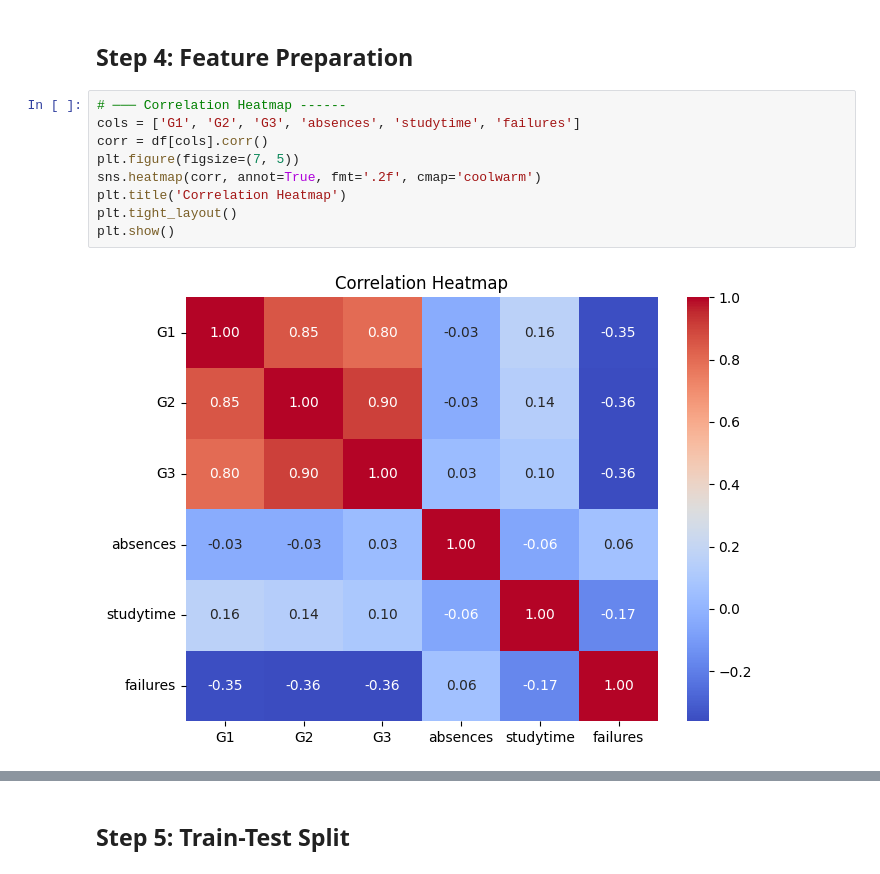
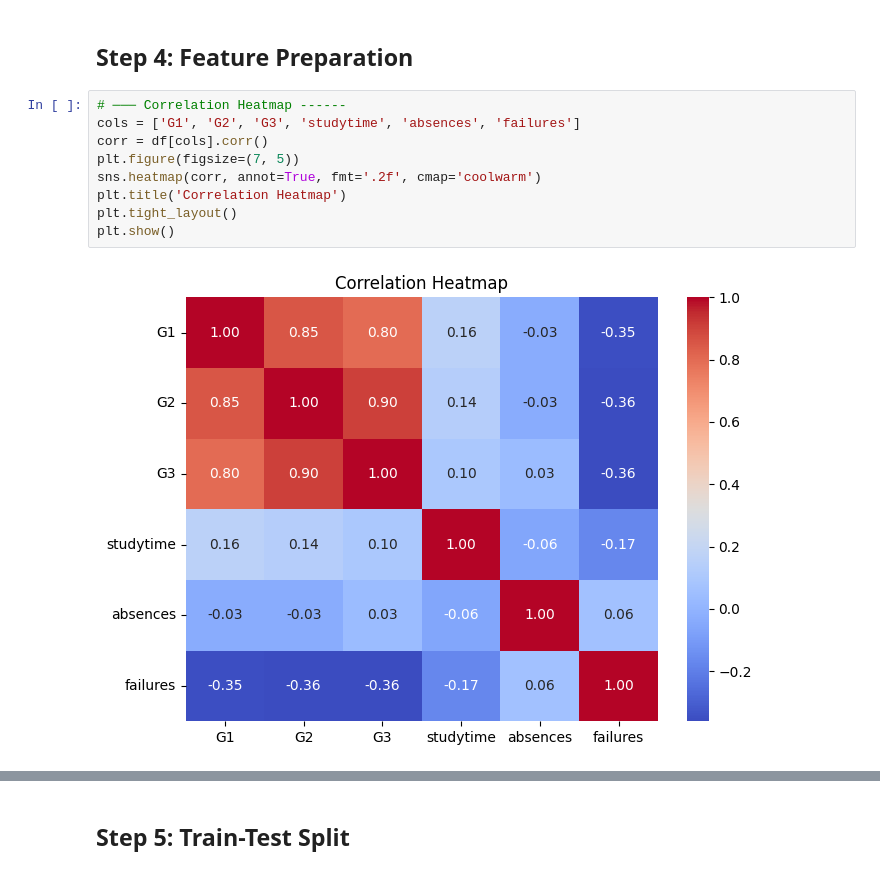
Before and after one commit to Shrishty-05/Student-Performance-Prediction, a Jupyter notebook: student_performance_prediction2.ipynb, the cells around one changed output, grey strips where cells are left out. Cells and saved outputs as stored; diff of their text form.

```diff
--- a/student_performance_prediction2.ipynb
+++ b/student_performance_prediction2.ipynb
@@ -130,13 +132,13 @@ plt.show()
 ## Step 4: Feature Preparation
 # %%
 # ─── Correlation Heatmap ------
-cols = ['G1', 'G2', 'G3', 'absences', 'studytime', 'failures']
+cols = ['G1', 'G2', 'G3', 'studytime', 'absences', 'failures']
 corr = df[cols].corr()
 plt.figure(figsize=(7, 5))
 sns.heatmap(corr, annot=True, fmt='.2f', cmap='coolwarm')
 plt.title('Correlation Heatmap')
 plt.tight_layout()
 plt.show()
 # %% [output]
-[figure, old version]
+[figure, new version]
 # %%
```
Also changed, not shown: parts of 6 cells of this notebook, 2 other files.
